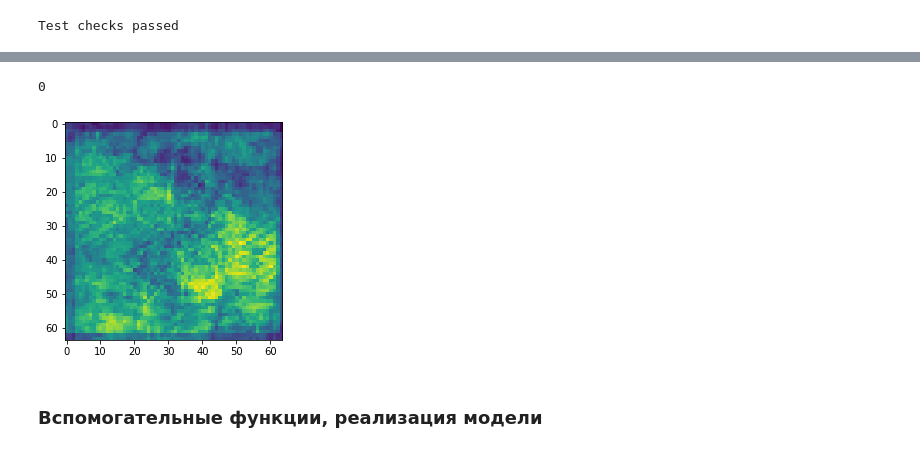
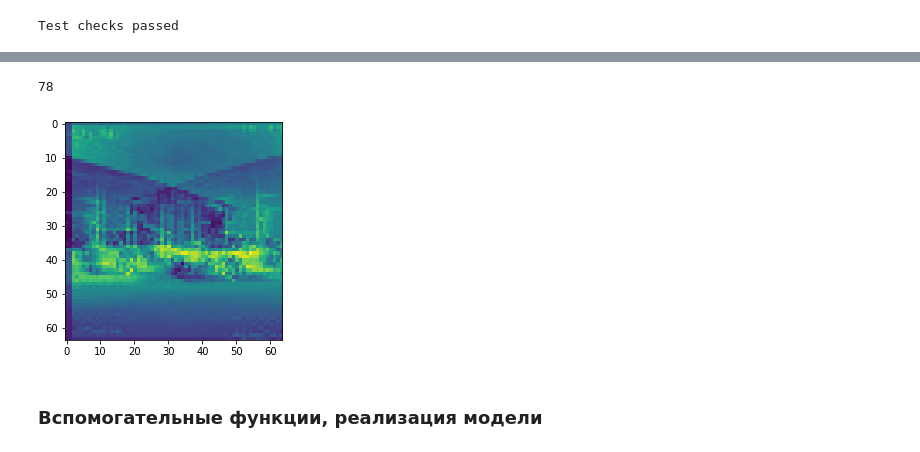
Before and after one commit to kirtis26/ML, a Jupyter notebook: №2. CNN.ipynb, the cells around one changed output, grey strips where cells are left out. Cells and saved outputs as stored; diff of their text form; code cells hidden in the pictures.

```diff
--- a/№2. CNN.ipynb
+++ b/№2. CNN.ipynb
@@ -48,22 +50,23 @@ replace dataset/dataset/train/class_000/00001.jpg? [y]es, [n]o, [A]ll, [N]one, [
 # %%
 train_transform = T.Compose([
-    T.RandomCrop(64, padding=4),
+    T.RandomCrop(64, padding=2),
     T.RandomHorizontalFlip(),
-    T.RandomVerticalFlip(),
     T.ToTensor(),
-    T.Normalize((0.4914, 0.4822, 0.4465), (0.2023, 0.1994, 0.2010)), # seminars 2-3 193
+    T.Normalize((0.4914, 0.4822, 0.4465), (0.2023, 0.1994, 0.2010)) # seminars 2-3 193
+    # T.Normalize((0.5, 0.5, 0.5), (0.5, 0.5, 0.5))
 ])
 
 val_transform = T.Compose([
     T.ToTensor(),
-    T.Normalize((0.4914, 0.4822, 0.4465), (0.2023, 0.1994, 0.2010)), # seminars 2-3 193
+    T.Normalize((0.4914, 0.4822, 0.4465), (0.2023, 0.1994, 0.2010)) # seminars 2-3 193
+    # T.Normalize((0.5, 0.5, 0.5), (0.5, 0.5, 0.5))
 ])
 
 train_set = tv.datasets.ImageFolder("./dataset/dataset/train", transform=train_transform)
 val_set = tv.datasets.ImageFolder("./dataset/dataset/val", transform=val_transform)
 
-train_loader = torch.utils.data.DataLoader(train_set, batch_size=32, pin_memory=True, num_workers=2, shuffle=True)
-val_loader = torch.utils.data.DataLoader(val_set, batch_size=32, pin_memory=True, num_workers=2)
+train_loader = torch.utils.data.DataLoader(train_set, batch_size=64, pin_memory=True, num_workers=2, shuffle=True)
+val_loader = torch.utils.data.DataLoader(val_set, batch_size=64, pin_memory=True, num_workers=2)
 # %%
 # Простая проверка данных на вшивость (тип элементов сета, размерность элемента сета, тип таргета элемента)
 assert isinstance(train_set[0], tuple), 'Type elem sets is not a tuple '
@@ -75,9 +88,11 @@ Test checks passed
 # %%
-plt.imshow(np.array(train_set[100][0][0])+np.array(train_set[100][0][1])+np.array(train_set[100][0][2]))
-print(train_set[100][1]) # Значение таргета картинки, хз что это за класс (животное какое-то)
+img_num = 39001
+plt.imshow(np.array(train_set[img_num][0][0])+np.array(train_set[img_num][0][1])+np.array(train_set[img_num][0][2]))
+print(train_set[img_num][1]) # Значение таргета картинки, хз что это за класс, видимо авто
+# T.ToPILImage()(train_set[img_num][0])
 # %% [output]
-0
+78
-[figure, old version]
+[figure, new version]
 # %% [markdown]
 ### Вспомогательные функции, реализация модели
 # %%
```
Also changed, not shown: parts of 19 cells of this notebook.
